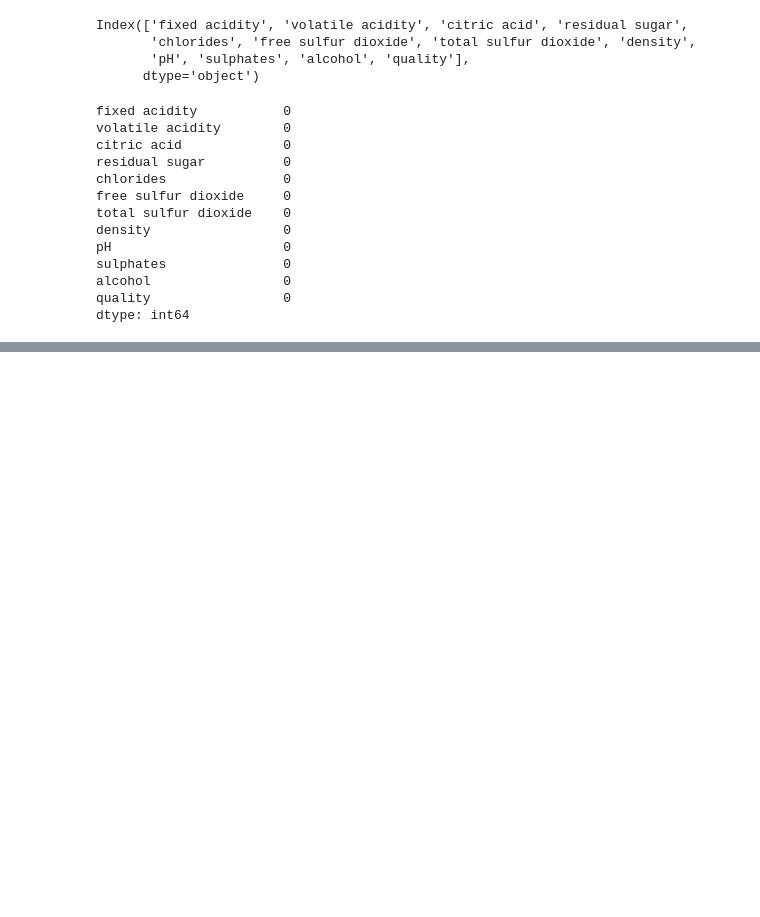
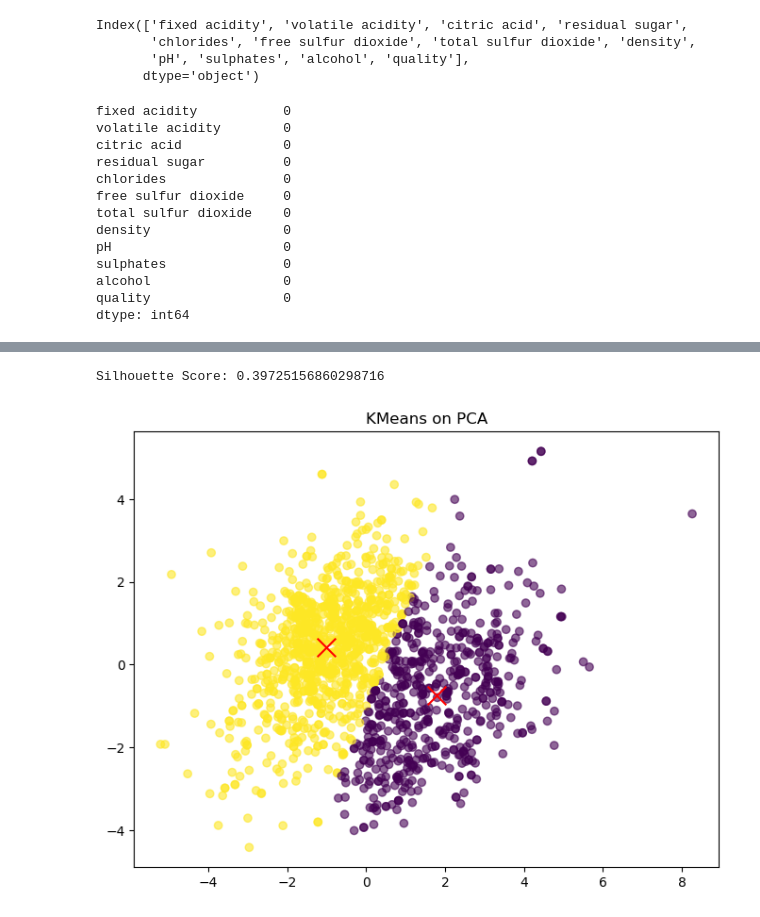
Before and after one commit to Harshan-Kurapati/RedWine, a Jupyter notebook: Untitled.ipynb, the cells around one changed output, grey strips where cells are left out. Cells and saved outputs as stored; diff of their text form; code cells hidden in the pictures; blank space fills up the shorter version.

```diff
--- a/Untitled.ipynb
+++ b/Untitled.ipynb
@@ -45,0 +90,9 @@ dtype: int64
+# %%
+pca = PCA(n_components = 2)
+pca_data = pca.fit_transform(scaled_df)
+
+for k in range(2, 10):
+    KMeans_pca = KMeans(n_clusters = k, n_init = 10, random_state = 42)
+    labels_pca = KMeans_pca.fit_predict(pca_data)
+    score = silhouette_score(pca_data, labels_pca)
+    print(f"scaore : {score}, clusters :{k}")
@@ -45,0 +108,15 @@ dtype: int64
+# %%
+score = silhouette_score(pca_data, labels_pca)
+print(f'Silhouette Score: {score}')
+# %% [output]
+Silhouette Score: 0.39725156860298716
+# %%
+centroids_pca = KMeans_pca.cluster_centers_
+# %%
+plt.figure(figsize = (8,6))
+plt.scatter(pca_data[:, 0], pca_data[:, 1], c = labels_pca, cmap = 'viridis', alpha = 0.6)
+plt.scatter(centroids_pca[:, 0], centroids_pca[:, 1], c = 'red', marker = 'x', s = 200, label = 'centroids')
+plt.title("KMeans on PCA")
+plt.show()
+# %% [output]
+[figure, added]
```
Also changed, not shown: parts of 10 cells of this notebook.
